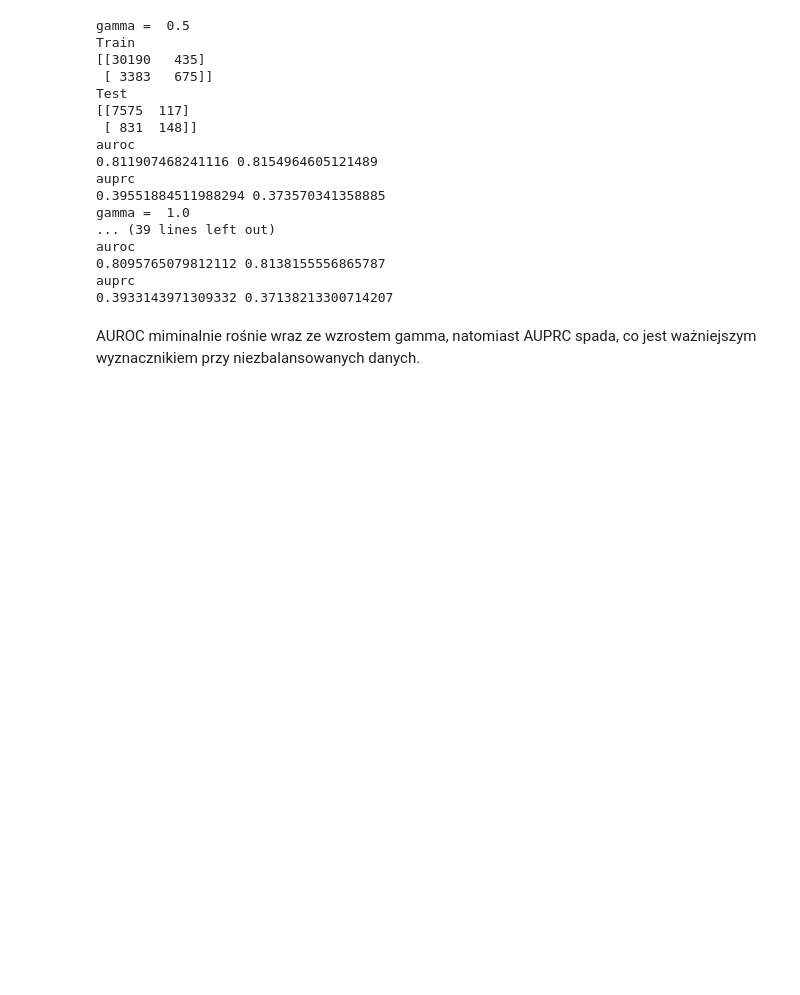
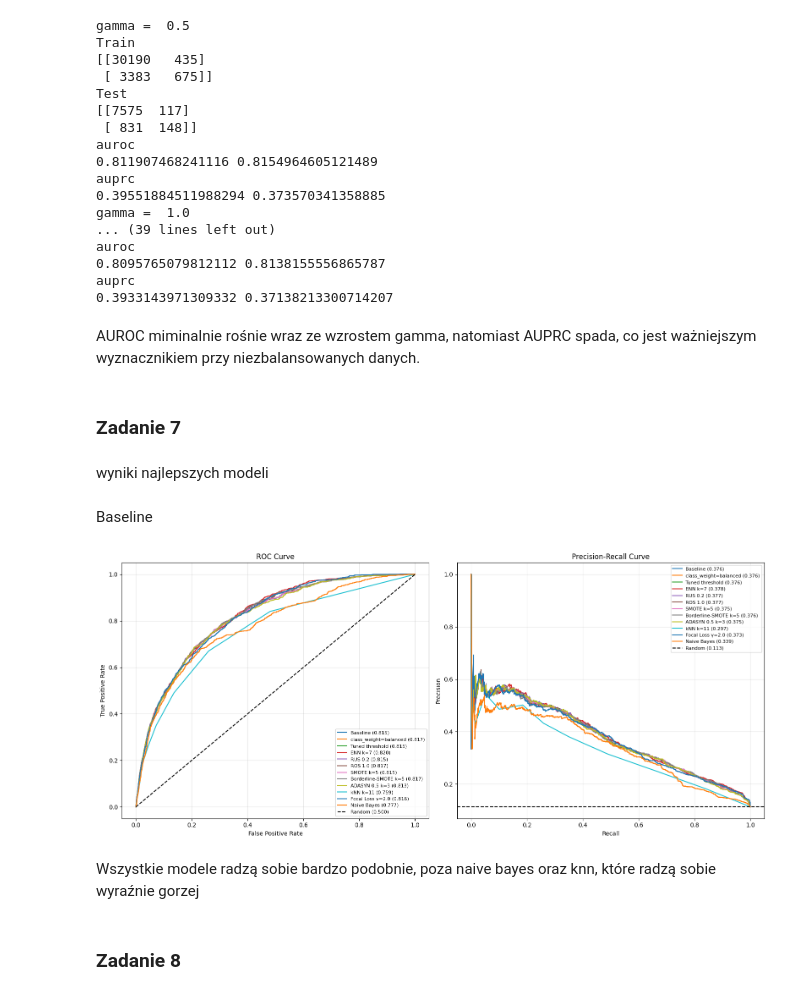
Before and after one commit to Marek55S/machine-learning-basis, a Jupyter notebook: 5_klasyfikacja_niezbalansowana/5_zadanie_domowe.ipynb, the cells around one changed output. Drawn from its saved outputs; the diff is of its cells as text; code cells hidden in the pictures; blank space fills up the shorter version.

```diff
--- a/5_klasyfikacja_niezbalansowana/5_zadanie_domowe.ipynb
+++ b/5_klasyfikacja_niezbalansowana/5_zadanie_domowe.ipynb
@@ -629,3 +633,7 @@ auprc
 0.3933143971309332 0.37138213300714207
 # %% [markdown]
 AUROC miminalnie rośnie wraz ze wzrostem gamma, natomiast AUPRC spada, co jest ważniejszym wyznacznikiem przy niezbalansowanych danych.
+# %% [markdown]
+### Zadanie 7
+# %% [markdown]
+wyniki najlepszych modeli
@@ -631,0 +686,56 @@ AUROC miminalnie rośnie wraz ze wzrostem gamma, natomiast AUPRC spada, co jest
+# %% [markdown]
+Baseline
+# %%
+from sklearn.metrics import roc_curve, precision_recall_curve
+
+models = [
+    ("Baseline", baseline_proba),
+    ("class_weight=balanced", balanced_proba),
+    ("Tuned threshold", tuned_proba),
+    ("ENN k=7", enn_best_proba),
+    ("RUS 0.2", rus_best_proba),
+    ("ROS 1.0", ros_best_proba),
+    ("SMOTE k=5", smote_best_proba),
+    ("Borderline-SMOTE k=5", bsmote_best_proba),
+    ("ADASYN 0.5 k=3", adasyn_best_proba),
+    ("kNN k=11", knn_best_proba),
+    ("Focal Loss γ=2.0", fl_best_proba),
+    ("Naive Bayes", bayes_proba),
+]
+
+fig, axes = plt.subplots(1, 2, figsize=(16, 7))
+
+for name, proba in models:
+    auroc = roc_auc_score(y_test, proba)
+    auprc = average_precision_score(y_test, proba)
+
+    fpr, tpr, _ = roc_curve(y_test, proba)
+    axes[0].plot(fpr, tpr, label=f"{name} ({auroc:.3f})")
+
+    precision, recall, _ = precision_recall_curve(y_test, proba)
+    axes[1].plot(recall, precision, label=f"{name} ({auprc:.3f})")
+
+axes[0].plot([0,1], [0,1], 'k--', label='Random (0.500)')
+axes[1].axhline(y=y_test.mean(), color='k', linestyle='--',
+                label=f'Random ({y_test.mean():.3f})')
+
+axes[0].set_xlabel('False Positive Rate')
+axes[0].set_ylabel('True Positive Rate')
+axes[0].set_title('ROC Curve')
+axes[0].legend(fontsize=8)
+axes[0].grid(alpha=0.3)
+
+axes[1].set_xlabel('Recall')
+axes[1].set_ylabel('Precision')
+axes[1].set_title('Precision-Recall Curve')
+axes[1].legend(fontsize=8)
+axes[1].grid(alpha=0.3)
+
+plt.tight_layout()
+plt.show()
+# %% [output]
+[figure, added]
+# %% [markdown]
+Wszystkie modele radzą sobie bardzo podobnie, poza naive bayes oraz knn, które radzą sobie wyraźnie gorzej
+# %% [markdown]
+### Zadanie 8
```
Also changed, not shown: parts of 3 cells of this notebook.
